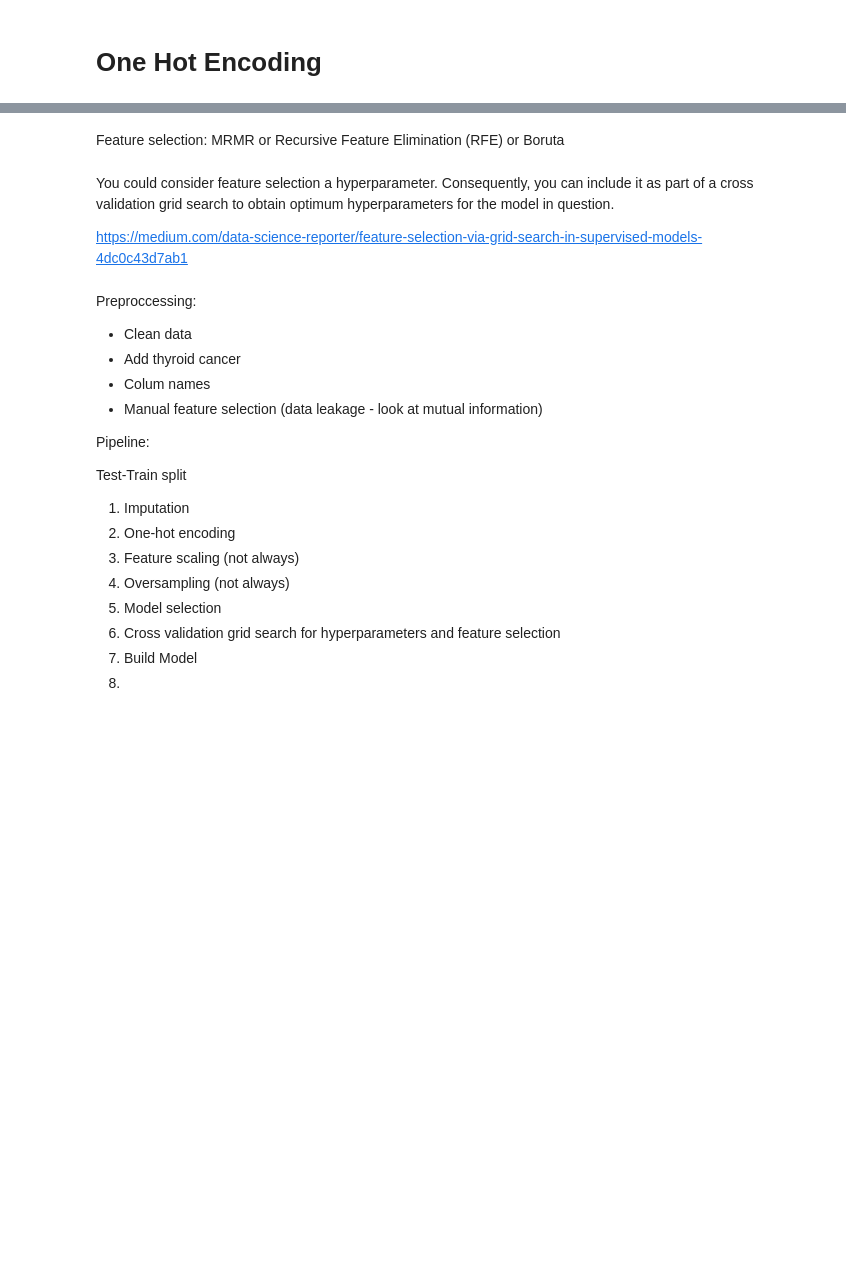
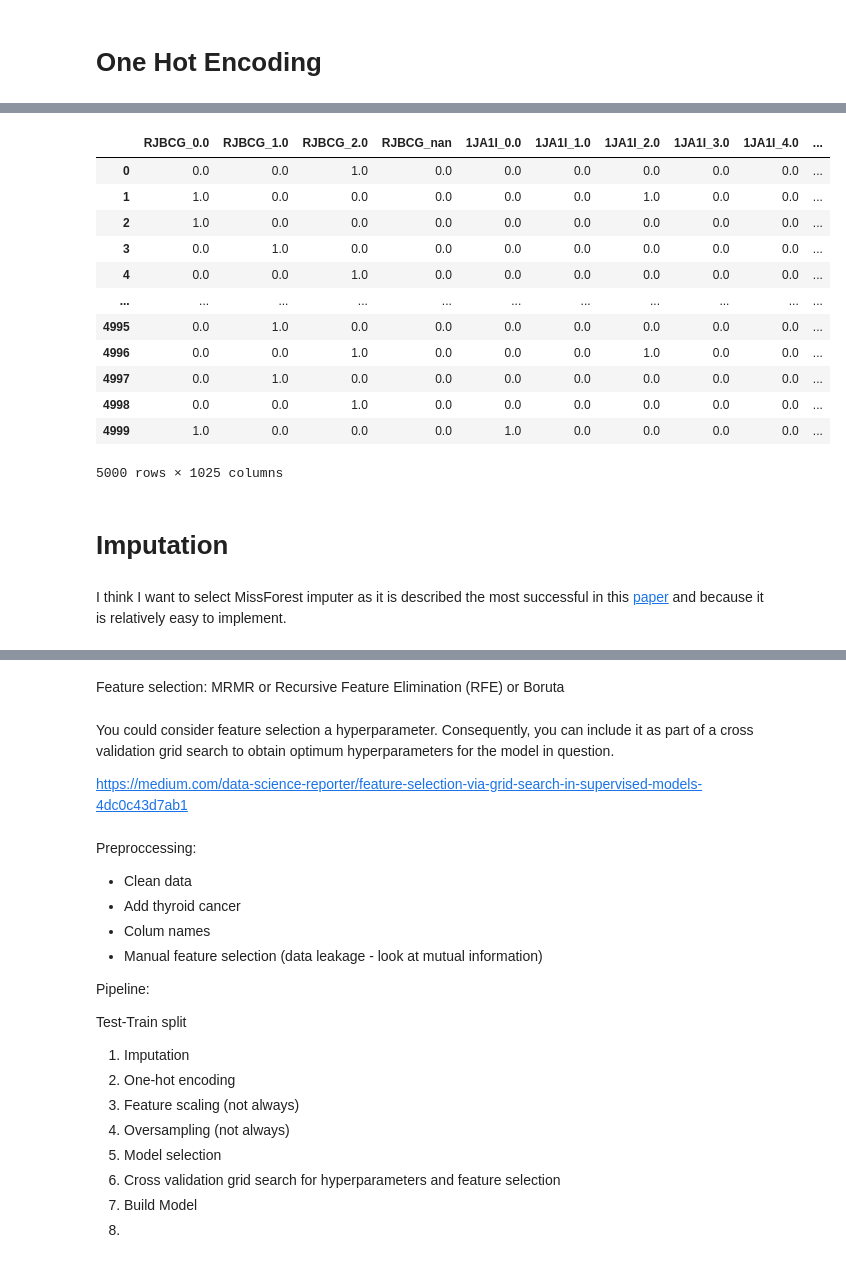
Before and after one commit to Jack-Coutts/ThyCa_Classification_UKBB, a Jupyter notebook: random_forest_dummy_data.ipynb, the cells around one changed output, grey strips where cells are left out. Cells and saved outputs as stored; diff of their text form; code cells hidden in the pictures; blank space fills up the shorter version.

```diff
--- a/random_forest_dummy_data.ipynb
+++ b/random_forest_dummy_data.ipynb
@@ -115,6 +130,8 @@ from sklearn.preprocessing import OneHotEncoder
 # create instance of one hot encoder
 enc = OneHotEncoder()
 # %%
+# One hot encode the data
+enc_data = enc.fit_transform(df[cat_cols]).toarray()
 # New column names
 enc_feat = enc.get_feature_names_out(cat_cols)
 # %%
@@ -125,5 +142,2 @@ array(['RMMCK_0.0', 'RMMCK_1.0', 'RMMCK_2.0', ..., '837BZ_1.0',
-# %%
-# One hot encode the data
-enc_data = pd.DataFrame(enc.fit_transform(df[cat_cols]).toarray(), columns=list(enc_feat))
 # %%
 enc_data
@@ -143,0 +144,22 @@ enc_data
+# %%
+encoded_df = pd.DataFrame(enc_data, columns=enc_feat)
+# %%
+encoded_df
+# %% [output]
+|  | RJBCG_0.0 | RJBCG_1.0 | RJBCG_2.0 | RJBCG_nan | 1JA1I_0.0 | 1JA1I_1.0 | 1JA1I_2.0 | 1JA1I_3.0 | 1JA1I_4.0 | ... |
+| 0 | 0.0 | 0.0 | 1.0 | 0.0 | 0.0 | 0.0 | 0.0 | 0.0 | 0.0 | ... |
+| 1 | 1.0 | 0.0 | 0.0 | 0.0 | 0.0 | 0.0 | 1.0 | 0.0 | 0.0 | ... |
+| 2 | 1.0 | 0.0 | 0.0 | 0.0 | 0.0 | 0.0 | 0.0 | 0.0 | 0.0 | ... |
+| 3 | 0.0 | 1.0 | 0.0 | 0.0 | 0.0 | 0.0 | 0.0 | 0.0 | 0.0 | ... |
+| 4 | 0.0 | 0.0 | 1.0 | 0.0 | 0.0 | 0.0 | 0.0 | 0.0 | 0.0 | ... |
+| ... | ... | ... | ... | ... | ... | ... | ... | ... | ... | ... |
+| 4995 | 0.0 | 1.0 | 0.0 | 0.0 | 0.0 | 0.0 | 0.0 | 0.0 | 0.0 | ... |
+| 4996 | 0.0 | 0.0 | 1.0 | 0.0 | 0.0 | 0.0 | 1.0 | 0.0 | 0.0 | ... |
+| 4997 | 0.0 | 1.0 | 0.0 | 0.0 | 0.0 | 0.0 | 0.0 | 0.0 | 0.0 | ... |
+| 4998 | 0.0 | 0.0 | 1.0 | 0.0 | 0.0 | 0.0 | 0.0 | 0.0 | 0.0 | ... |
+| 4999 | 1.0 | 0.0 | 0.0 | 0.0 | 1.0 | 0.0 | 0.0 | 0.0 | 0.0 | ... |
+5000 rows × 1025 columns
+# %% [markdown]
+# Imputation
+# %% [markdown]
+I think I want to select MissForest imputer as it is described the most successful in this [paper](https://www.frontiersin.org/articles/10.3389/fdata.2021.693674/full) and because it is relatively easy to implement.
```
Also changed, not shown: parts of 11 cells of this notebook, 1 other file.
